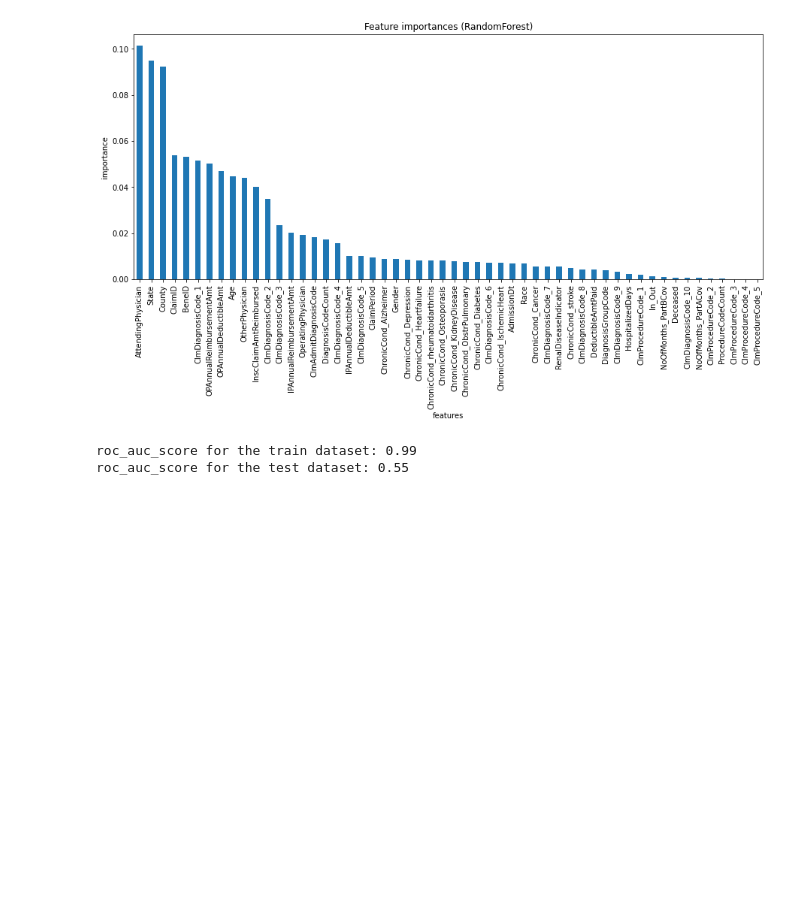
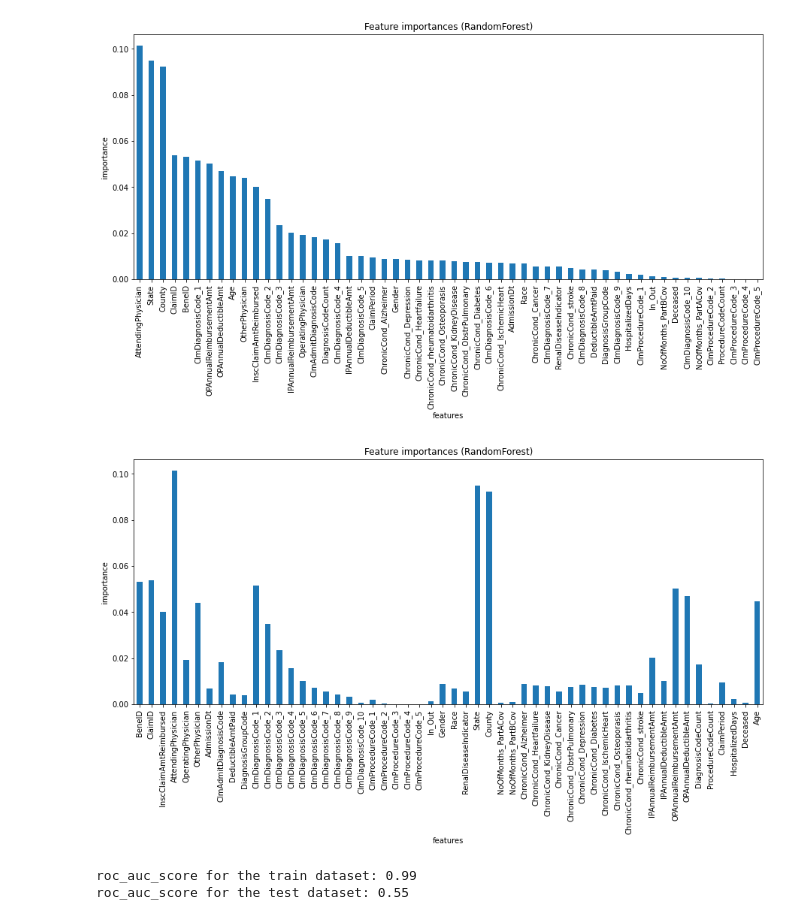
Before and after one commit to yang5hi/healthcare_provider_fraud_detection, a Jupyter notebook: 2c_Claim_Level_Basemodel_Updates.ipynb, the cells around one changed output. Drawn from its saved outputs; the diff is of its cells as text; code cells hidden in the pictures; blank space fills up the shorter version.

Commit message:
claim level model update

```diff
--- a/2c_Claim_Level_Basemodel_Updates.ipynb
+++ b/2c_Claim_Level_Basemodel_Updates.ipynb
@@ -279,6 +279,20 @@ plt.xlabel("features")
 plt.show()
 # %% [output]
 [figure]
+# %%
+tree_importances=rf_model[1].feature_importances_
+tree_feature_names=rf_model.feature_names_in_
+
+forest_importances = (pd.Series(tree_importances, index=tree_feature_names))#.sort_values(ascending=False)
+
+fig = plt.figure(figsize=(15,6))
+forest_importances.plot.bar()
+plt.title("Feature importances (RandomForest)")
+plt.ylabel("importance")
+plt.xlabel("features")
+plt.show()
+# %% [output]
+[figure, added]
 # %%
 roc_auc_score_train = roc_auc_score(y_train, rf_model.predict_proba(X_train)[:, 1])
 roc_auc_score_test = roc_auc_score(y_test, rf_model.predict_proba(X_test)[:, 1])
```
